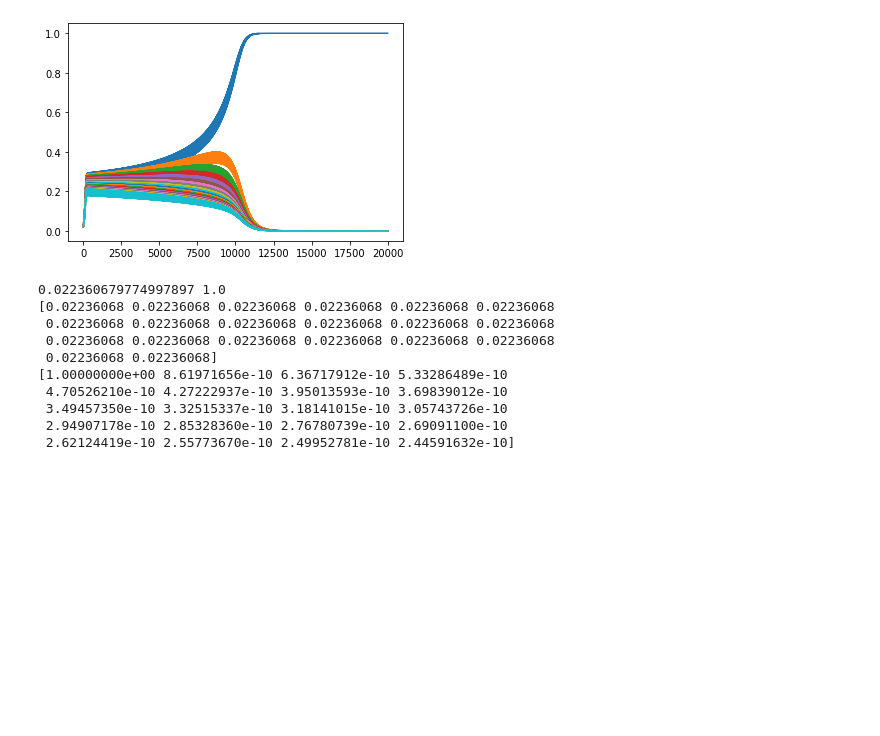
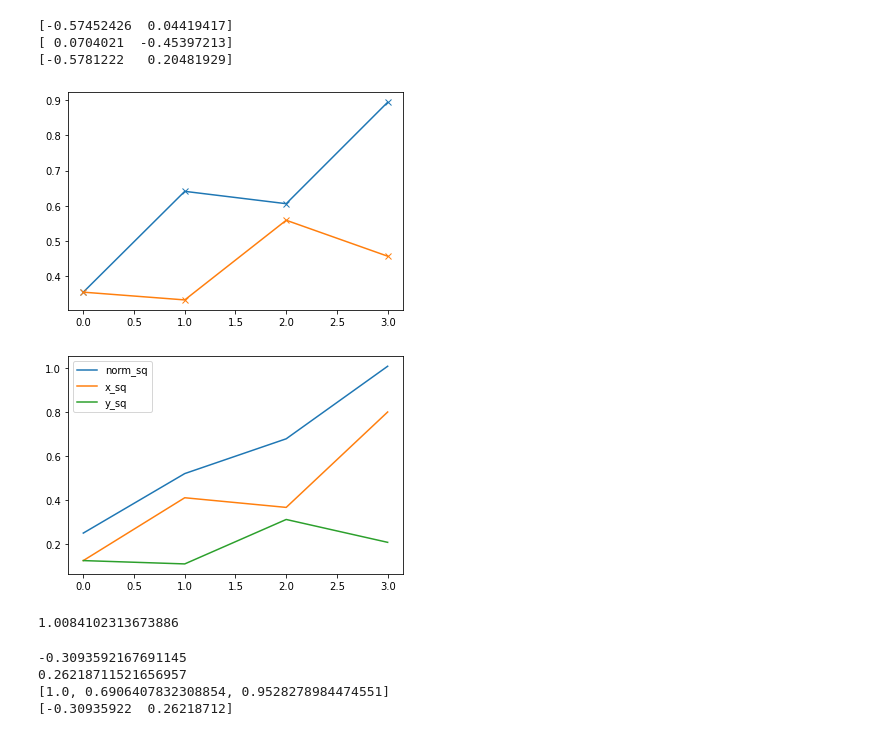
Before and after one commit to nikhil-ghosh-berkeley/gabor, a Jupyter notebook: notebooks/one-neuron-sgd.ipynb, the cells around one changed output. Saved outputs shown, nothing was run; the diff lists cells and outputs as text; code cells hidden in the pictures; blank space fills up the shorter version.

```diff
--- a/notebooks/one-neuron-sgd.ipynb
+++ b/notebooks/one-neuron-sgd.ipynb
@@ -2,11 +2,11 @@
 import numpy as np
 import matplotlib.pyplot as plt
 # %%
-w_init = 0.1
-n = 20
+w_init = 0.5
+n = 2
 m = n
-iters = 20000
-alpha = 0.2
+iters = m + 1
+alpha = 0.5
 
 A = np.zeros((m, n))
 for i in range(m):
@@ -34,27 +34,65 @@ w_history = np.zeros((iters + 1, n))
 w_history[0] = w
 
 for iter in range(1, iters + 1):
+    # i = np.random.choice(m)
     i = (iter - 1) % m
     x = A[i]
-    w += -alpha * grad(w, x)
+    g = grad(w, x)
+    print(g)
+    w += -alpha * g
     w_history[iter] = w
+# %% [output]
+[-0.57452426  0.04419417]
+[ 0.0704021  -0.45397213]
+[-0.5781222   0.20481929]
 # %%
 for i in range(m):
-    plt.plot(np.arange(iters + 1), w_history[:, i])
+    plt.plot(np.arange(iters + 1), w_history[:, i], 'x-')
 plt.show()
-
-print(np.max(w_history[0]), np.max(w_history[iters]))
-print(w_history[0])
-print(w_history[iters])
 # %% [output]
-[figure, old version]
+[figure, new version]
-0.022360679774997897 1.0
-[0.02236068 0.02236068 0.02236068 0.02236068 0.02236068 0.02236068
- 0.02236068 0.02236068 0.02236068 0.02236068 0.02236068 0.02236068
- 0.02236068 0.02236068 0.02236068 0.02236068 0.02236068 0.02236068
- 0.02236068 0.02236068]
-[1.00000000e+00 8.61971656e-10 6.36717912e-10 5.33286489e-10
- 4.70526210e-10 4.27222937e-10 3.95013593e-10 3.69839012e-10
- 3.49457350e-10 3.32515337e-10 3.18141015e-10 3.05743726e-10
- 2.94907178e-10 2.85328360e-10 2.76780739e-10 2.69091100e-10
- 2.62124419e-10 2.55773670e-10 2.49952781e-10 2.44591632e-10]
+# %%
+w_sq = np.square(w_history)
+norm_sq = np.sum(w_sq, axis=1)
+plt.plot(np.arange(iters + 1), norm_sq, label="norm_sq")
+plt.plot(np.arange(iters + 1), w_sq[:, 0], label="x_sq")
+plt.plot(np.arange(iters + 1), w_sq[:, 1], label="y_sq")
+plt.legend()
+plt.show()
+print(np.max(norm_sq))
+# %% [output]
+[figure, added]
+1.0084102313673886
+# %%
+def update(x, y, alpha=0.5):
+    x_new = x * (1 + alpha * (2 - 2 * x * x - y * y))
+    y_new = y * (1 - alpha * x * x)
+    return x_new, y_new
+
+def V(x, y):
+    return 1 - x + y
+
+def dV(x, y, alpha=0.5):
+    return -alpha * x * (2 - 2 * x * x - y * y + x * y)
+
+V_vals = []
+
+x = w_history[0, 0]
+y = w_history[0, 1]
+V_vals.append(V(x, y))
+print(dV(x, y))
+
+x, y = update(x, y)
+V_vals.append(V(x, y))
+print(-dV(y, x))
+
+y, x = update(y, x)
+V_vals.append(V(x, y))
+
+print(V_vals)
+print(np.diff(np.array(V_vals)))
+# %% [output]
+-0.3093592167691145
+0.26218711521656957
+[1.0, 0.6906407832308854, 0.9528278984474551]
+[-0.30935922  0.26218712]
```
Also changed, not shown: parts of 6 cells of this notebook, 23 other files.
